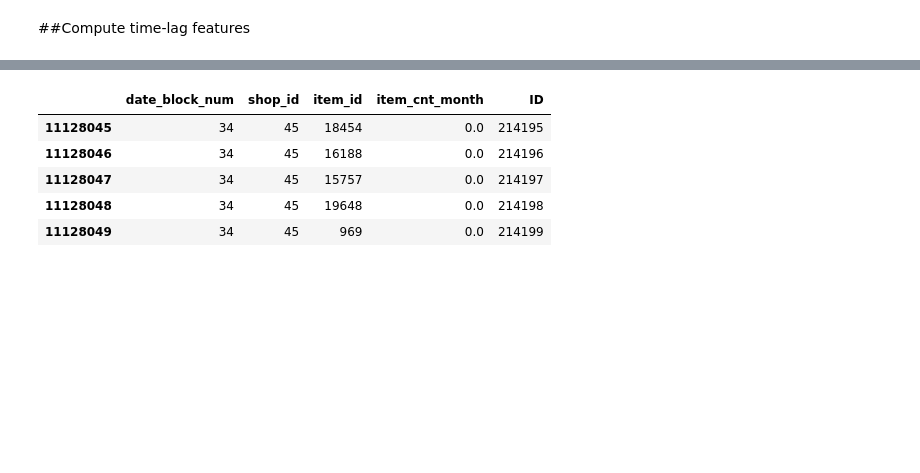
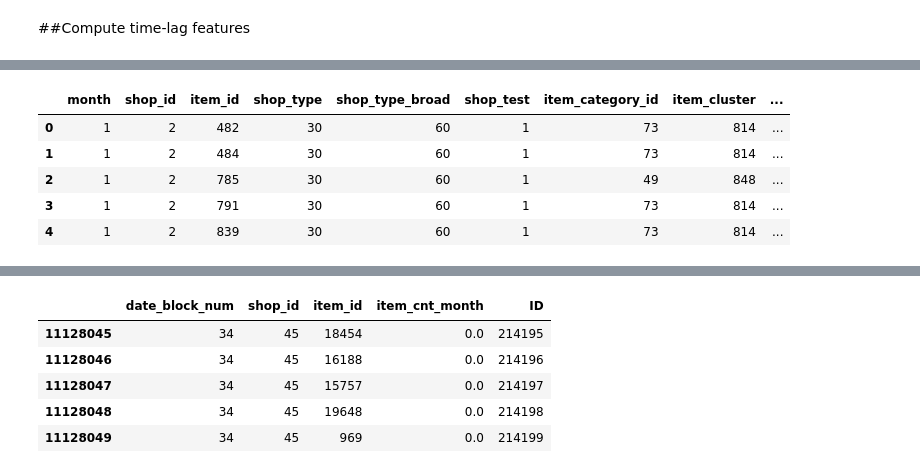
Before and after one commit to migai/Kag, a Jupyter notebook: ipynb_versions/feature_merge_and_model_v1.1_mg_copy_at_v2.ipynb, the cells around one changed output, grey strips where cells are left out. Saved outputs shown, nothing was run; the diff lists cells and outputs as text; code cells hidden in the pictures; blank space fills up the shorter version.

```diff
--- a/ipynb_versions/feature_merge_and_model_v1.1_mg_copy_at_v2.ipynb
+++ b/ipynb_versions/feature_merge_and_model_v1.1_mg_copy_at_v2.ipynb
@@ -296,6 +503,0 @@ print(stcm.tail())
-# %%
-# re-scale cluster_code so we can use int16 (<= 32767)
-stcm.item_cluster = stcm.item_cluster.astype('category')
-stcm.item_cluster = stcm.item_cluster.cat.codes
-print(stcm.describe())
-print(stcm.head(2))
@@ -529,0 +748,14 @@ Wall time: 4.08 s
+# %%
+%%time
+# ok, now we merge in the real-time block-month data and see if memory requirements aren't overloading Colab:
+PREVIOUSLY_MERGED_COLUMNS = ['month','shop_id','item_id','shop_type', 'shop_type_broad', 'shop_test', 'item_category_id', 'item_cluster', 'item_cat3', 'item_cat4', 'item_test', 'shop_item_test']
+
+df = df.merge(monthly_stcm, how='left',on=PREVIOUSLY_MERGED_COLUMNS).fillna(0)
+#Downcast
+df = df.apply(pd.to_numeric, downcast='integer')
+
+print(f'Column Data Types: \n{df.dtypes}\n')
+print(f'DataFrame length: {len(df):,d}\n')
+print(f'df memory usage: {df.memory_usage(deep=True).sum()/1e6:.0f} MBytes')
+print(df.head())
+print(df.tail())
@@ -531,0 +809,23 @@ Wall time: 4.08 s
+# %%
+%%time
+# shift the stuff and merge into df
+#   drop any rows that don't have matching shop-item pair from t minus lag
+print(f'Unlagged DataFrame length: {len(df):,d}\n')
+dfL = df.copy(deep=True)
+for L in lags:
+    cols_to_shift = merge_on_cols + all_lag_cols[L][0]
+    lag_df = df[cols_to_shift].copy(deep=True)  # inner product merge (to follow) will discard month > 34, months < lag, and early-time-period rows where we didn't force cartesian product formation for that month (if they don't have a match with lag)
+    #lag_df.month = lag_df.month.apply(lambda x: x + L)
+    lag_df.eval('month = month + @L', inplace=True)
+    lag_df = lag_df.rename(columns = all_lag_cols[L][2])
+    (print(f'Column names for lag = {L}: {lag_df.columns}'))
+    # Downcast to conserve memory
+    lag_df = lag_df.apply(pd.to_numeric, downcast='integer')
+    dfL = dfL.merge(lag_df, on = merge_on_cols, how = 'inner')
+    print(f'Lagged {L} DataFrame length: {len(dfL):,d}\n')
+
+dfL.drop(agg_cols, axis=1, inplace=True)
+dfL = dfL.apply(pd.to_numeric, downcast='integer')
+print(f'Column Data Types: \n{dfL.dtypes}\n')
+print(f'Lagged dfL dataframe memory usage: {df.memory_usage(deep=True).sum()/1e6:.0f} MBytes')
+print(dfL.head())
@@ -531,0 +850,9 @@ Wall time: 4.08 s
+# %%
+dfL.head()
+# %% [output]
+|  | month | shop_id | item_id | shop_type | shop_type_broad | shop_test | item_category_id | item_cluster | ... |
+| 0 | 1 | 2 | 482 | 30 | 60 | 1 | 73 | 814 | ... |
+| 1 | 1 | 2 | 484 | 30 | 60 | 1 | 73 | 814 | ... |
+| 2 | 1 | 2 | 785 | 30 | 60 | 1 | 49 | 848 | ... |
+| 3 | 1 | 2 | 791 | 30 | 60 | 1 | 73 | 814 | ... |
+| 4 | 1 | 2 | 839 | 30 | 60 | 1 | 73 | 814 | ... |
```
Also changed, not shown: parts of 42 cells of this notebook, 2 other files.
